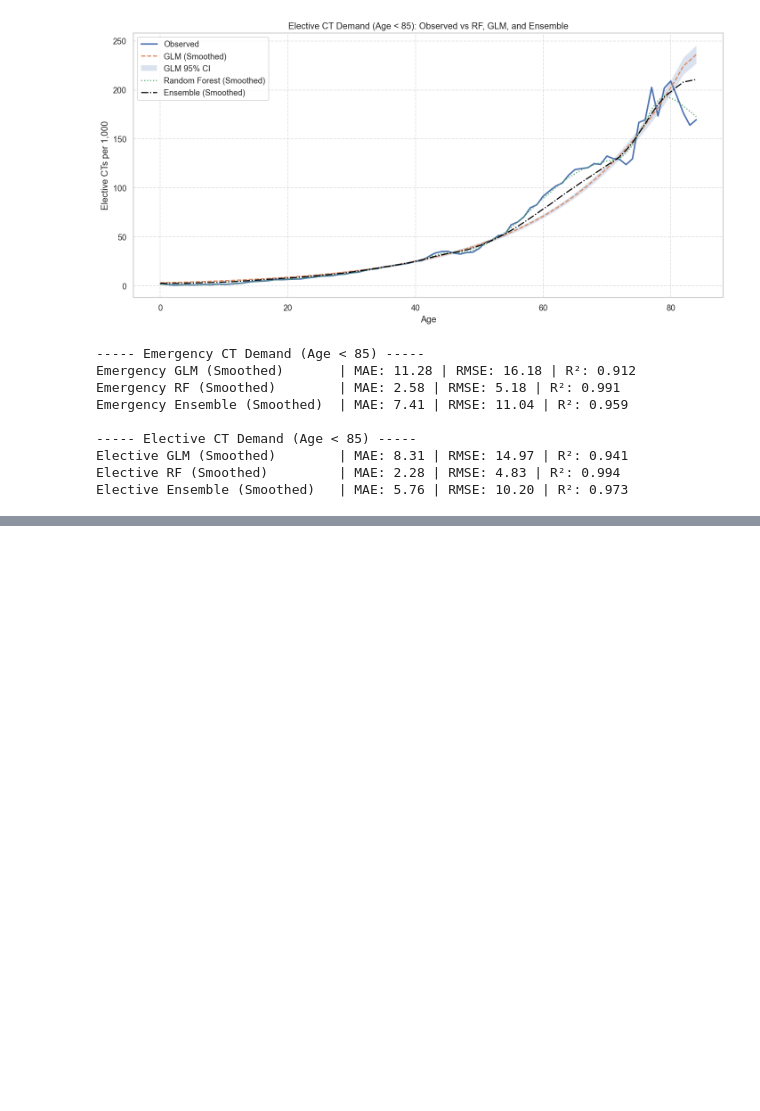
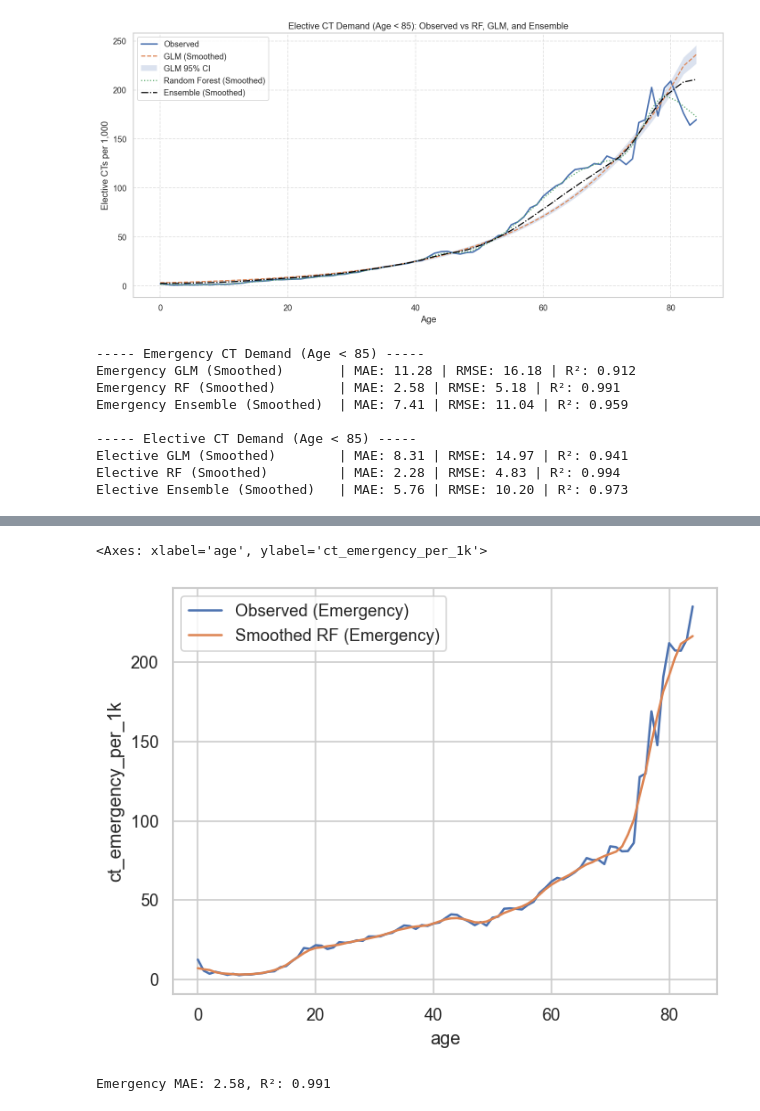
Before and after one commit to RossTylr/nhs-diagnostics-dids-eda, a Jupyter notebook: notebooks/09b_CT_demand_em-el.ipynb, the cells around one changed output, grey strips where cells are left out. Cells and saved outputs as stored; diff of their text form; code cells hidden in the pictures; blank space fills up the shorter version.

```diff
--- a/notebooks/09b_CT_demand_em-el.ipynb
+++ b/notebooks/09b_CT_demand_em-el.ipynb
@@ -1113,0 +1231,15 @@ Elective Ensemble (Smoothed)   | MAE: 5.76 | RMSE: 10.20 | R²: 0.973
+# %%
+# Emergency RF model for Age < 85
+model_df_em_lt85 = merged_df[merged_df["age"] < 85].copy()
+model_df_em_lt85.dropna(subset=["ct_emergency_per_1k"], inplace=True)
+
+rf_em_model = RandomForestRegressor(n_estimators=100, random_state=42)
+rf_em_model.fit(model_df_em_lt85[["age"]], model_df_em_lt85["ct_emergency_per_1k"])
+model_df_em_lt85["predicted_rf"] = rf_em_model.predict(model_df_em_lt85[["age"]])
+
+# Smoothing
+model_df_em_lt85["predicted_rf_smoothed"] = (
+    model_df_em_lt85["predicted_rf"]
+    .rolling(window=5, center=True, min_periods=1)
+    .mean()
+)
@@ -1113,0 +1277,13 @@ Elective Ensemble (Smoothed)   | MAE: 5.76 | RMSE: 10.20 | R²: 0.973
+# %%
+sns.lineplot(data=model_df_em_lt85, x="age", y="ct_emergency_per_1k", label="Observed (Emergency)")
+sns.lineplot(data=model_df_em_lt85, x="age", y="predicted_rf_smoothed", label="Smoothed RF (Emergency)")
+# %% [output]
+<Axes: xlabel='age', ylabel='ct_emergency_per_1k'>
+[figure, added]
+# %%
+from sklearn.metrics import mean_absolute_error, r2_score
+mae_em = mean_absolute_error(model_df_em_lt85["ct_emergency_per_1k"], model_df_em_lt85["predicted_rf_smoothed"])
+r2_em = r2_score(model_df_em_lt85["ct_emergency_per_1k"], model_df_em_lt85["predicted_rf_smoothed"])
+print(f"Emergency MAE: {mae_em:.2f}, R²: {r2_em:.3f}")
+# %% [output]
+Emergency MAE: 2.58, R²: 0.991
```
Also changed, not shown: parts of 9 cells of this notebook, 6 other files.
